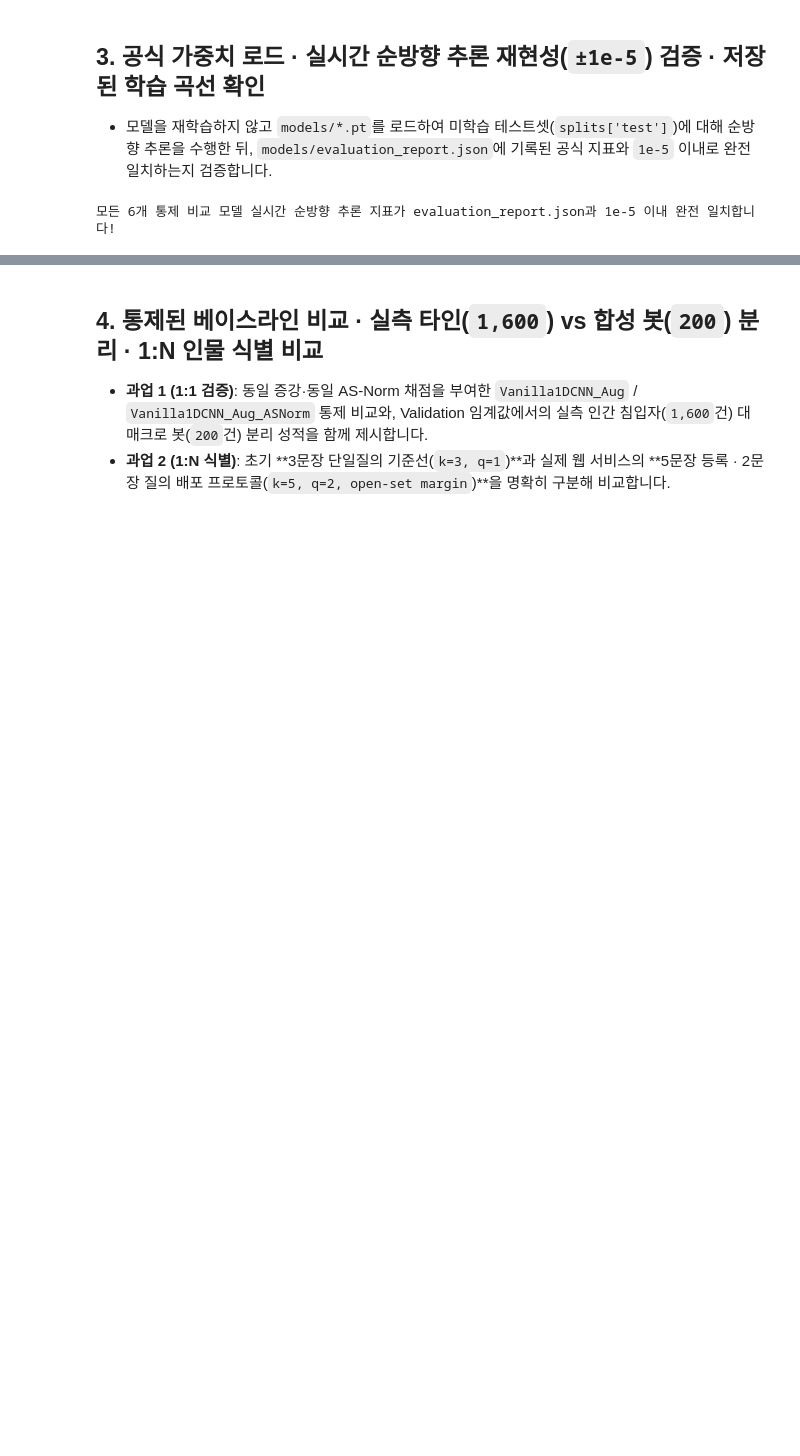
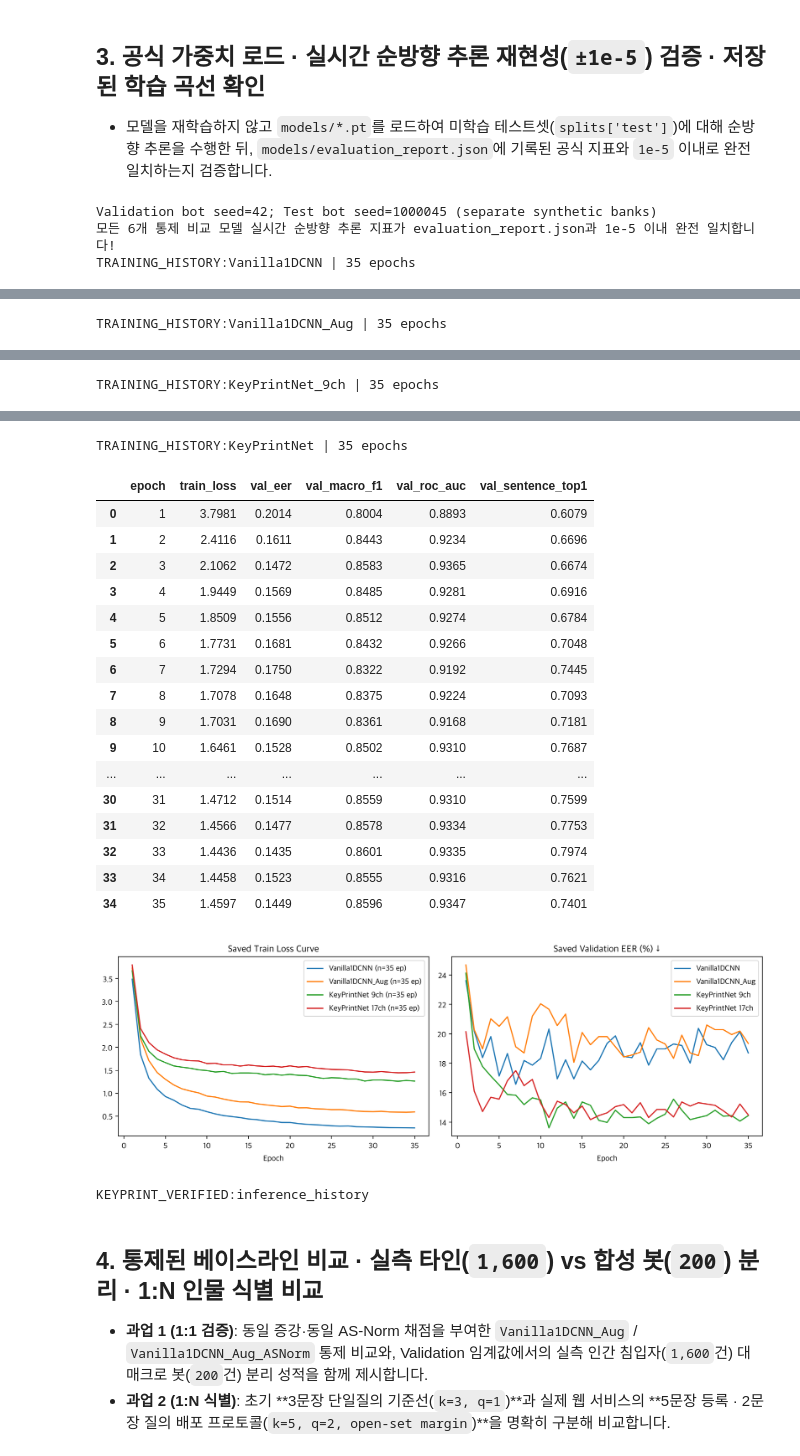
Before and after one commit to qwertypotter6873/keyprint-guard, a Jupyter notebook: notebooks/keyprint_training_pipeline.ipynb, the cells around one changed output, grey strips where cells are left out. Drawn from its saved outputs; the diff is of its cells as text; code cells hidden in the pictures; blank space fills up the shorter version.

```diff
--- a/notebooks/keyprint_training_pipeline.ipynb
+++ b/notebooks/keyprint_training_pipeline.ipynb
@@ -143,7 +150,10 @@ ipy_display(Image(filename=str(OUT_ROOT / 'assets/figures/fig1_preprocessing_com
 chan_mean = np.array(meta['channel_mean'], dtype=np.float32)
 chan_std = np.array(meta['channel_std'], dtype=np.float32)
 val_trials = build_verification_trials(splits['val'], chan_mean, chan_std, k_shot=5, seed=SEED)
-test_trials = build_verification_trials(splits['test'], chan_mean, chan_std, k_shot=5, seed=SEED)
+test_trials = build_verification_trials(splits['test'], chan_mean, chan_std, k_shot=5, seed=SEED, bot_seed=TEST_BOT_SEED)
+assert val_trials['bot_seed'] != test_trials['bot_seed']
+assert not any(np.array_equal(v, t) for v in val_trials['bot_seq'] for t in test_trials['bot_seq'])
+print(f'Validation bot seed={val_trials["bot_seed"]}; Test bot seed={test_trials["bot_seed"]} (separate synthetic banks)')
 
 # 1) ScaledManhattan
 manhattan = ScaledManhattanDetector(shrinkage=0.35).fit_prior(splits['train'].raw_flat, splits['train'].subject_ids)
@@ -201,6 +211,12 @@ print('모든 6개 통제 비교 모델 실시간 순방향 추론 지표가 eva
 
 # 저장된 에포크 학습 로그 요약 및 학습 곡선 시각화
 hist = report['histories']
+for model_name in ('Vanilla1DCNN', 'Vanilla1DCNN_Aug', 'KeyPrintNet_9ch', 'KeyPrintNet'):
+    history_df = pd.DataFrame(hist[model_name])
+    assert len(history_df) > 0 and {'epoch', 'train_loss', 'val_eer'}.issubset(history_df.columns)
+    print(f'TRAINING_HISTORY:{model_name} | {len(history_df)} epochs')
+    with pd.option_context('display.max_rows', None, 'display.max_columns', None):
+        display(history_df)
 fig, axes = plt.subplots(1, 2, figsize=(12, 4.2))
 for label, key in [('Vanilla1DCNN', 'Vanilla1DCNN'), ('Vanilla1DCNN_Aug', 'Vanilla1DCNN_Aug'), ('KeyPrintNet 9ch', 'KeyPrintNet_9ch'), ('KeyPrintNet 17ch', 'KeyPrintNet')]:
     rows_h = hist.get(key, [])
@@ -210,5 +226,8 @@ for label, key in [('Vanilla1DCNN', 'Vanilla1DCNN'), ('Vanilla1DCNN_Aug', 'Vanil
 axes[0].set_title('Saved Train Loss Curve'); axes[0].set_xlabel('Epoch'); axes[0].legend()
 axes[1].set_title('Saved Validation EER (%) ↓'); axes[1].set_xlabel('Epoch'); axes[1].legend()
 plt.tight_layout(); plt.show()
+print('KEYPRINT_VERIFIED:inference_history')
 # %% [output]
+Validation bot seed=42; Test bot seed=1000045 (separate synthetic banks)
 모든 6개 통제 비교 모델 실시간 순방향 추론 지표가 evaluation_report.json과 1e-5 이내 완전 일치합니다!
+TRAINING_HISTORY:Vanilla1DCNN | 35 epochs
@@ -214,0 +251 @@ plt.tight_layout(); plt.show()
+TRAINING_HISTORY:Vanilla1DCNN_Aug | 35 epochs
@@ -214,0 +269 @@ plt.tight_layout(); plt.show()
+TRAINING_HISTORY:KeyPrintNet_9ch | 35 epochs
@@ -215,3 +287,23 @@ plt.tight_layout(); plt.show()
+TRAINING_HISTORY:KeyPrintNet | 35 epochs
+|  | epoch | train_loss | val_eer | val_macro_f1 | val_roc_auc | val_sentence_top1 |
+| 0 | 1 | 3.7981 | 0.2014 | 0.8004 | 0.8893 | 0.6079 |
+| 1 | 2 | 2.4116 | 0.1611 | 0.8443 | 0.9234 | 0.6696 |
+| 2 | 3 | 2.1062 | 0.1472 | 0.8583 | 0.9365 | 0.6674 |
+| 3 | 4 | 1.9449 | 0.1569 | 0.8485 | 0.9281 | 0.6916 |
+| 4 | 5 | 1.8509 | 0.1556 | 0.8512 | 0.9274 | 0.6784 |
+| 5 | 6 | 1.7731 | 0.1681 | 0.8432 | 0.9266 | 0.7048 |
+| 6 | 7 | 1.7294 | 0.1750 | 0.8322 | 0.9192 | 0.7445 |
+| 7 | 8 | 1.7078 | 0.1648 | 0.8375 | 0.9224 | 0.7093 |
+| 8 | 9 | 1.7031 | 0.1690 | 0.8361 | 0.9168 | 0.7181 |
+| 9 | 10 | 1.6461 | 0.1528 | 0.8502 | 0.9310 | 0.7687 |
+| ... | ... | ... | ... | ... | ... | ... |
+| 30 | 31 | 1.4712 | 0.1514 | 0.8559 | 0.9310 | 0.7599 |
+| 31 | 32 | 1.4566 | 0.1477 | 0.8578 | 0.9334 | 0.7753 |
+| 32 | 33 | 1.4436 | 0.1435 | 0.8601 | 0.9335 | 0.7974 |
+| 33 | 34 | 1.4458 | 0.1523 | 0.8555 | 0.9316 | 0.7621 |
+| 34 | 35 | 1.4597 | 0.1449 | 0.8596 | 0.9347 | 0.7401 |
+[figure, added]
+KEYPRINT_VERIFIED:inference_history
 # %% [markdown]
 ## 4. 통제된 베이스라인 비교 · 실측 타인(`1,600`) vs 합성 봇(`200`) 분리 · 1:N 인물 식별 비교
 - **과업 1 (1:1 검증)**: 동일 증강·동일 AS-Norm 채점을 부여한 `Vanilla1DCNN_Aug` / `Vanilla1DCNN_Aug_ASNorm` 통제 비교와, Validation 임계값에서의 실측 인간 침입자(`1,600`건) 대 매크로 봇(`200`건) 분리 성적을 함께 제시합니다.
```
Also changed, not shown: parts of 8 cells of this notebook, 53 other files.
